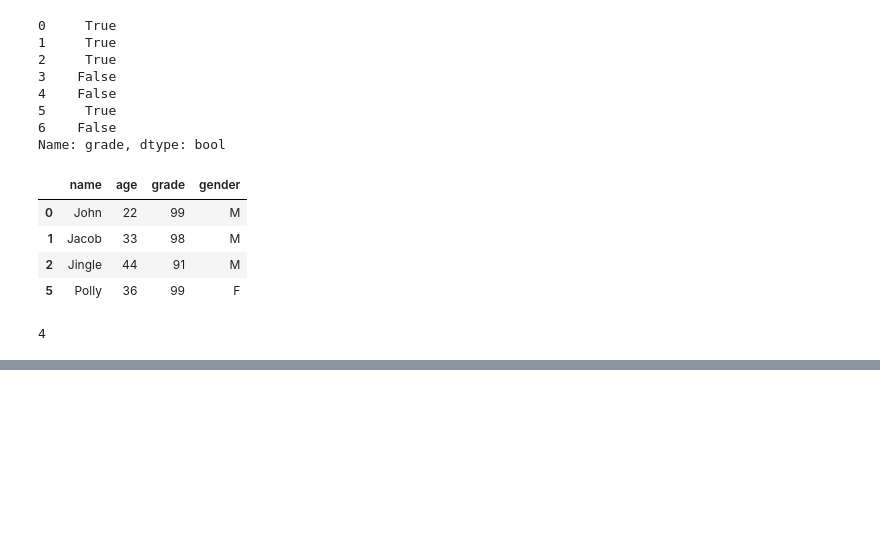
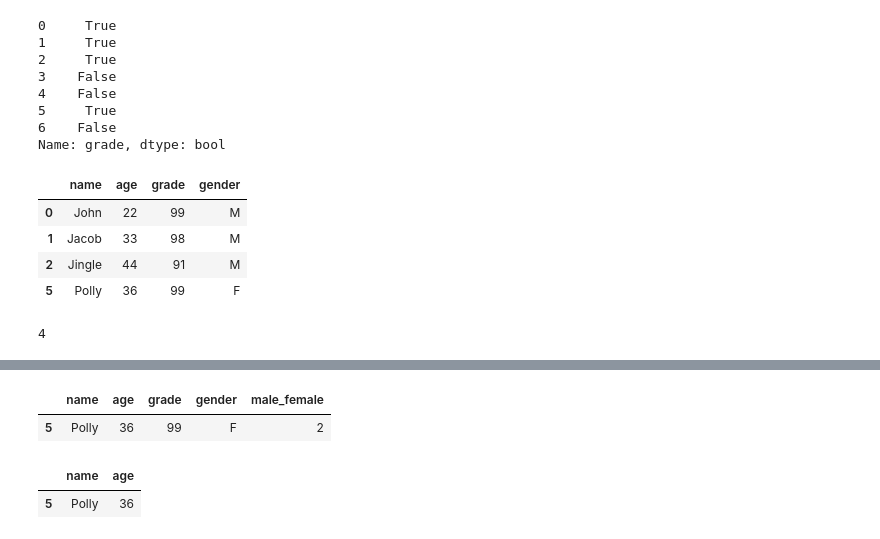
Before and after one commit to adarshkhub/PythonPractice, a Jupyter notebook: 6.3.24 warmup Pandas.ipynb, the cells around one changed output, grey strips where cells are left out. Drawn from its saved outputs; the diff is of its cells as text; code cells hidden in the pictures; blank space fills up the shorter version.

```diff
--- a/6.3.24 warmup Pandas.ipynb
+++ b/6.3.24 warmup Pandas.ipynb
@@ -180,0 +264,14 @@ len(df1[df1["grade"]>=90])
+# %%
+#display only female
+
+df1[df1["gender"] == "F"]
+# %% [output]
+|  | name | age | grade | gender | male_female |
+| 5 | Polly | 36 | 99 | F | 2 |
+# %%
+# display only the name and age column for gender = F
+
+df1[df1["gender"] == "F"][["name","age"]]
+# %% [output]
+|  | name | age |
+| 5 | Polly | 36 |
```
Also changed, not shown: parts of 10 cells of this notebook.
